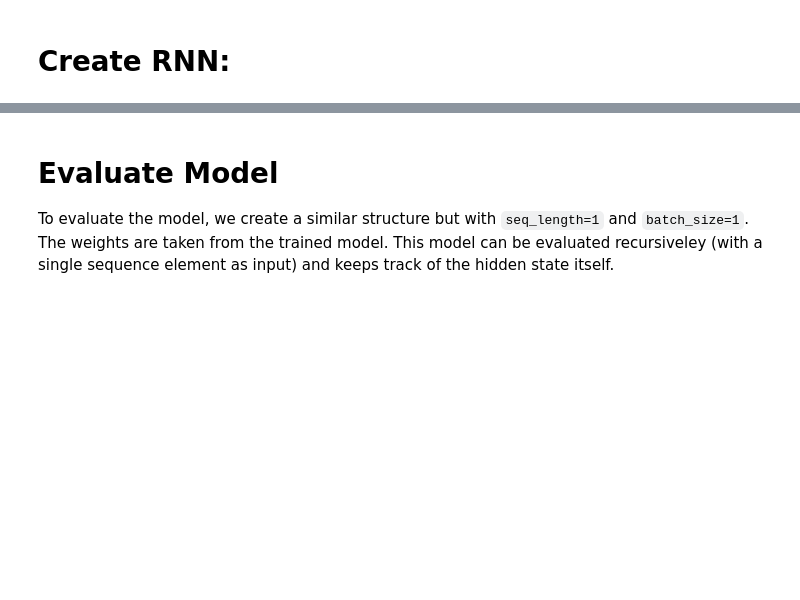
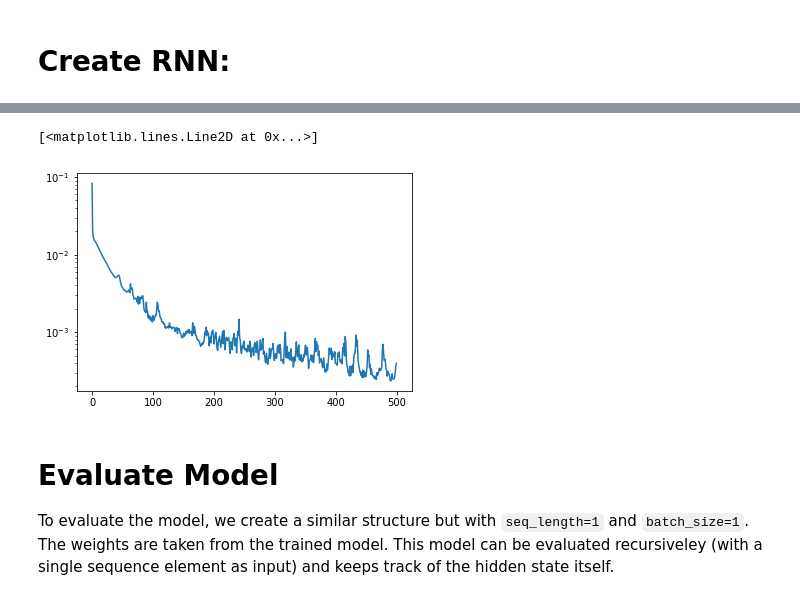
Before and after one commit to 4flixt/2020_MHE_Surrogate, a Jupyter notebook: examples/kite/Prototype_RNN.ipynb, the cells around one changed output, grey strips where cells are left out. Cells and saved outputs as stored; diff of their text form; code cells hidden in the pictures; blank space fills up the shorter version.

```diff
--- a/examples/kite/Prototype_RNN.ipynb
+++ b/examples/kite/Prototype_RNN.ipynb
@@ -130,32 +129,6 @@ X.shape[0]/batch_size
 consecutive sequences for each batch.
 # %% [markdown]
 # Create RNN:
-# %%
-def get_model(model_param, nx, ny, batch_size, seq_length, stateful=True, return_sequences=True):
-    n_a = model_param['RNN_param']['n_activation']
-
-    implementation_mode = model_param['RNN_param']['implementation']
-
-    model = keras.models.Sequential()
-    if 'SimpleRNN' in model_param['RNN_param']['RNN_type']:
-        model.add(keras.layers.SimpleRNN(n_a, input_shape=(seq_length, nx), batch_size=batch_size,
-                                         return_sequences=return_sequences, stateful=stateful))
-    elif 'GRU' in model_param['RNN_param']['RNN_type']:
-        model.add(keras.layers.GRU(n_a, input_shape=(seq_length, nx), recurrent_activation='sigmoid', batch_size=batch_size,
-                                   return_sequences=return_sequences, stateful=stateful, implementation=implementation_mode))
-    elif 'LSTM' in model_param['RNN_param']['RNN_type']:
-        model.add(keras.layers.LSTM(n_a, input_shape=(seq_length, nx), recurrent_activation='sigmoid', batch_size=batch_size,
-                                    return_sequences=return_sequences, stateful=stateful, implementation=implementation_mode))
-
-#     if seq_length == 1:
-#         for units, activation in zip(model_param['n_units'], model_param['activation']):
-#             model.add(keras.layers.Dense(units, activation=activation))
-#         model.add(keras.layers.Dense(ny, activation='linear'))
-#     else:
-    for units, activation in zip(model_param['n_units'], model_param['activation']):
-        model.add(keras.layers.TimeDistributed(keras.layers.Dense(units, activation=activation)))
-    model.add(keras.layers.TimeDistributed(keras.layers.Dense(ny, activation='linear')))
-    return model
 # %%
 stateful = True
 n_layer = 3  # hidden layer - output layer (linear) is automatically added
@@ -218,3 +191,8 @@ Epoch 500/500
+# %%
+plt.semilogy(history.history['loss'])
+# %% [output]
+[<matplotlib.lines.Line2D at 0x...>]
+[figure, added]
 # %% [markdown]
 # Evaluate Model
 To evaluate the model, we create a similar structure but with `seq_length=1` and `batch_size=1`. The weights are taken from the trained model. This model can be evaluated recursiveley (with a single sequence element as input) and keeps track of the hidden state itself.
```
Also changed, not shown: parts of 16 cells of this notebook, 1 other file.
